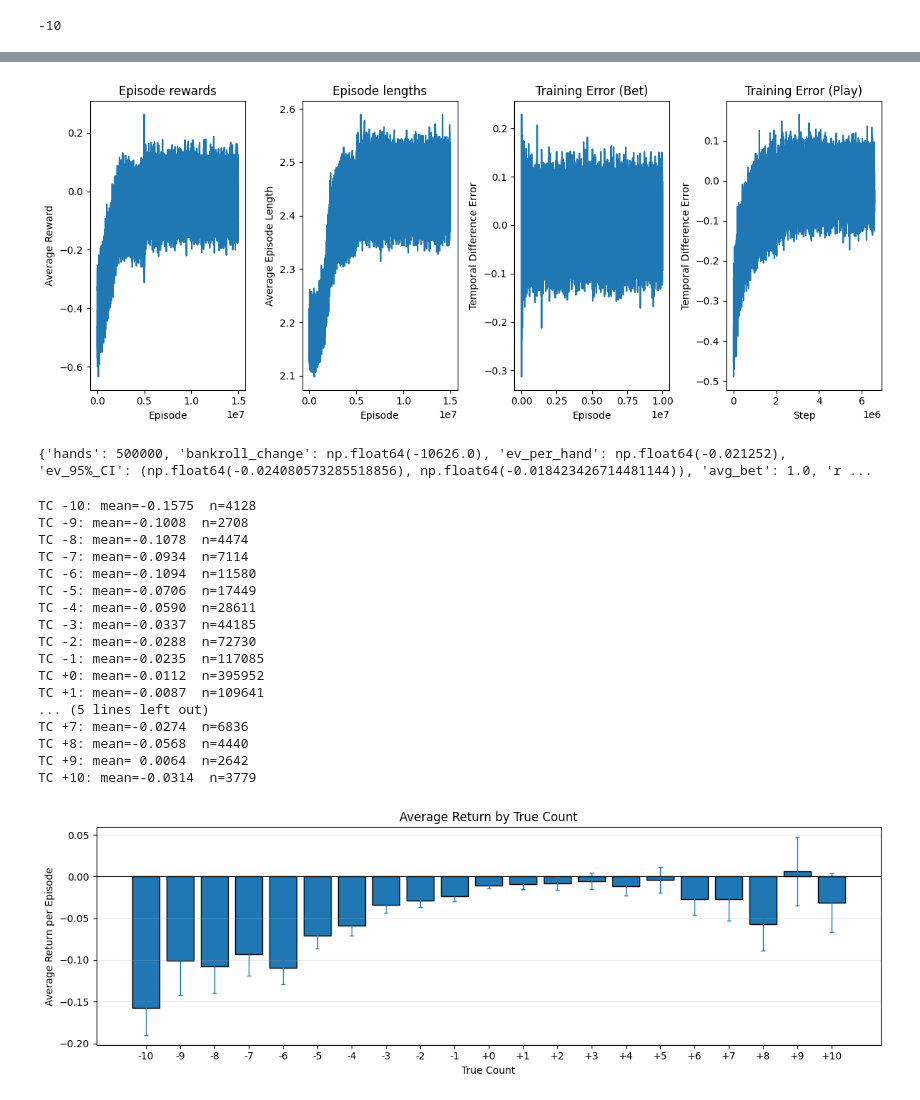
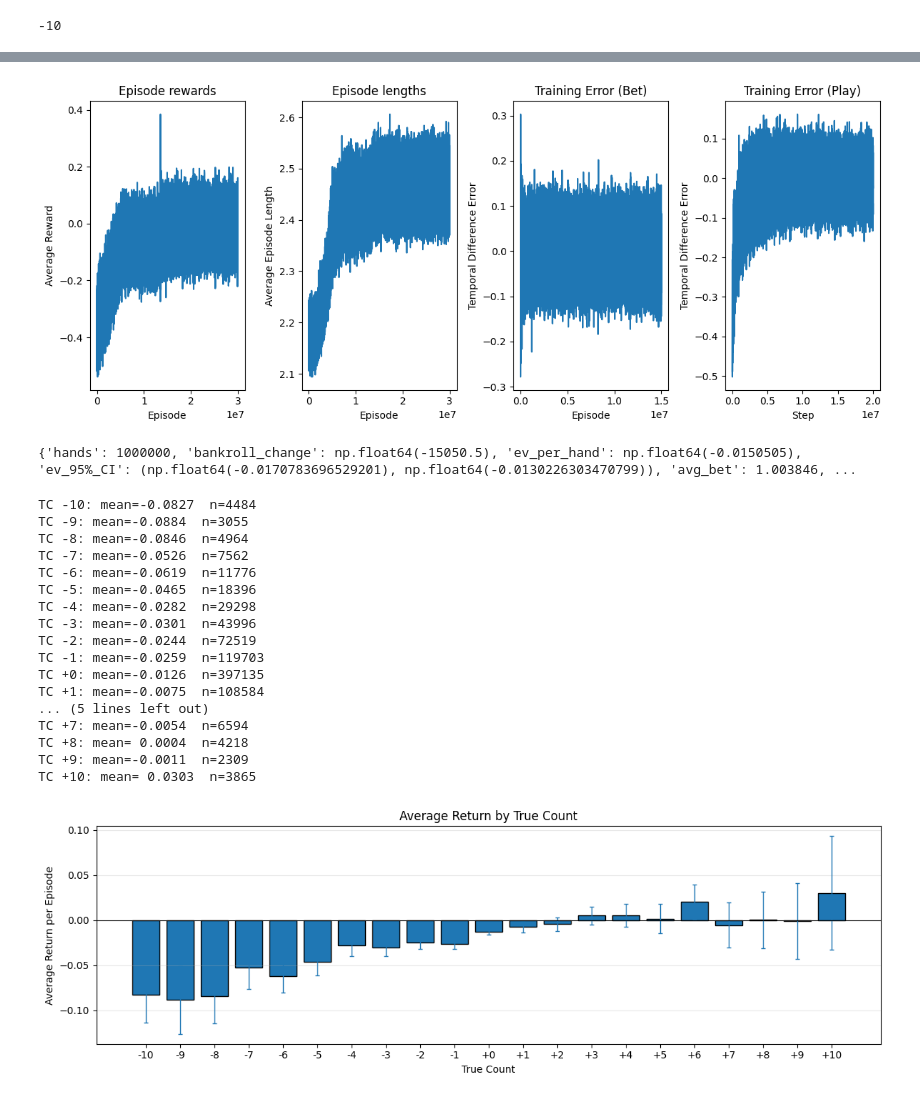
Before and after one commit to limyixiang/cs4246-project-blackjack, a Jupyter notebook: hi_lo_variant/add_double/sarsa.ipynb, the cells around one changed output, grey strips where cells are left out. Drawn from its saved outputs; the diff is of its cells as text; code cells hidden in the pictures.

Commit message:
Add results

```diff
--- a/hi_lo_variant/add_double/sarsa.ipynb
+++ b/hi_lo_variant/add_double/sarsa.ipynb
@@ -223,8 +223,8 @@ from env import BlackjackEnv
 # learning_rate = 0.01        # How fast to learn (higher = faster but less stable)
 lr_bet = 0.01
 lr_play = 0.01
-n_preplay_episodes = 5_000_000
-n_bet_episodes = 10_000_000
+n_preplay_episodes = 15_000_000
+n_bet_episodes = 15_000_000
 total_episodes = n_preplay_episodes + n_bet_episodes
 start_epsilon_play = 1.0         # Start with 100% random actions
 epsilon_decay_play = start_epsilon_play / max(n_preplay_episodes / 2, 1)  # Reduce exploration over time
@@ -348,5 +348,6 @@ coverage %: [ 0.4   0.27  0.46  0.72  1.15  1.79  2.87  4.41  7.16 11.65 39.73 1
 # %%
 from matplotlib import pyplot as plt
+import os
 
 def get_moving_avgs(arr, window, convolution_mode):
     """Compute moving average to smooth noisy data."""
@@ -404,10 +405,12 @@ axs[3].set_ylabel("Temporal Difference Error")
 axs[3].set_xlabel("Step")
 
 plt.tight_layout()
-plt.savefig('SARSA_plot.png', dpi=300, bbox_inches='tight')
+os.makedirs('plots', exist_ok=True)
+plt.savefig('plots/training_metrics.png', dpi=300, bbox_inches='tight')
+plt.savefig('SARSA_plot.png', dpi=300, bbox_inches='tight')  # legacy filename
 plt.show()
 # %% [output]
-[figure, old version]
+[figure, new version]
 # %%
 def evaluate_bankroll(agent, env, episodes=200_000, rng=None):
     rng = rng or np.random.default_rng()
@@ -452,13 +455,14 @@ def evaluate_bankroll(agent, env, episodes=200_000, rng=None):
     }
     return summary
 
-results = evaluate_bankroll(agent, env, episodes=500_000)
+results = evaluate_bankroll(agent, env, episodes=1_000_000)
 print(results)
 # %% [output]
-{'hands': 500000, 'bankroll_change': np.float64(-10626.0), 'ev_per_hand': np.float64(-0.021252), 'ev_95%_CI': (np.float64(-0.024080573285518856), np.float64(-0.018423426714481144)), 'avg_bet': 1.0, 'r ...
+{'hands': 1000000, 'bankroll_change': np.float64(-15050.5), 'ev_per_hand': np.float64(-0.0150505), 'ev_95%_CI': (np.float64(-0.0170783696529201), np.float64(-0.0130226303470799)), 'avg_bet': 1.003846, ...
 # %%
 import numpy as np
 from matplotlib import pyplot as plt
+import os
 
 def eval_avg_return_by_tc(agent, env, episodes=200_000, rng=None):
     """
@@ -508,52 +512,55 @@ def eval_avg_return_by_tc(agent, env, episodes=200_000, rng=None):
     denom = np.maximum(counts, 1)
     mean = ret_sum / denom
     var  = (ret_sumsq / denom) - mean**2
     se   = np.sqrt(np.maximum(var, 0.0) / denom)
     ci_lo = mean - 1.96 * se
     ci_hi = mean + 1.96 * se
     return labels, mean, (ci_lo, ci_hi), counts
 
-def plot_avg_return_by_tc(labels, mean, ci, counts, min_visits=1000):
+def plot_avg_return_by_tc(labels, mean, ci, counts, min_visits=1000, save_path=None):
     ci_lo, ci_hi = ci
     mask = counts >= min_visits
     x = np.arange(len(labels))[mask]; y = mean[mask]
     yerr = np.vstack((y - ci_lo[mask], ci_hi[mask] - y))
 
     plt.figure(figsize=(12, 4))
     plt.bar(x, y, edgecolor='k')
     plt.xticks(x, labels[mask])
     plt.errorbar(x, y, yerr=yerr, fmt='none', capsize=2, linewidth=1)
     plt.axhline(0, color='k', linewidth=0.8)
     plt.xlabel('True Count')
     plt.ylabel('Average Return per Episode')
     plt.title('Average Return by True Count')
     plt.grid(axis='y', alpha=0.3)
     plt.tight_layout()
+    if save_path:
+        os.makedirs(os.path.dirname(save_path) or '.', exist_ok=True)
+        plt.savefig(save_path, dpi=300, bbox_inches='tight')
     plt.show()
 
 labels, mean, ci, counts = eval_avg_return_by_tc(agent, env, episodes=1_000_000)
 for L, m, n in zip(labels, mean, counts):
     if n: print(f"TC {L}: mean={m: .4f}  n={n}")
-plot_avg_return_by_tc(labels, mean, ci, counts, min_visits=1000)
+plot_avg_return_by_tc(labels, mean, ci, counts, min_visits=1000, save_path='plots/avg_return_by_tc.png')
 # %% [output]
-TC -10: mean=-0.1575  n=4128
-TC -9: mean=-0.1008  n=2708
-TC -8: mean=-0.1078  n=4474
-TC -7: mean=-0.0934  n=7114
-TC -6: mean=-0.1094  n=11580
-TC -5: mean=-0.0706  n=17449
-TC -4: mean=-0.0590  n=28611
-TC -3: mean=-0.0337  n=44185
-TC -2: mean=-0.0288  n=72730
-TC -1: mean=-0.0235  n=117085
-TC +0: mean=-0.0112  n=395952
-TC +1: mean=-0.0087  n=109641
+TC -10: mean=-0.0827  n=4484
+TC -9: mean=-0.0884  n=3055
+TC -8: mean=-0.0846  n=4964
+TC -7: mean=-0.0526  n=7562
+TC -6: mean=-0.0619  n=11776
+TC -5: mean=-0.0465  n=18396
+TC -4: mean=-0.0282  n=29298
+TC -3: mean=-0.0301  n=43996
+TC -2: mean=-0.0244  n=72519
+TC -1: mean=-0.0259  n=119703
+TC +0: mean=-0.0126  n=397135
+TC +1: mean=-0.0075  n=108584
 ... (5 lines left out)
-TC +7: mean=-0.0274  n=6836
-TC +8: mean=-0.0568  n=4440
-TC +9: mean= 0.0064  n=2642
-TC +10: mean=-0.0314  n=3779
+TC +7: mean=-0.0054  n=6594
+TC +8: mean= 0.0004  n=4218
+TC +9: mean=-0.0011  n=2309
+TC +10: mean= 0.0303  n=3865
-[figure, old version]
+[figure, new version]
 # %%
 # Extract learned bet multiplier per true count (phase 0) and visualize
 import numpy as np
```
Also changed, not shown: parts of 7 cells of this notebook, 27 other files.
